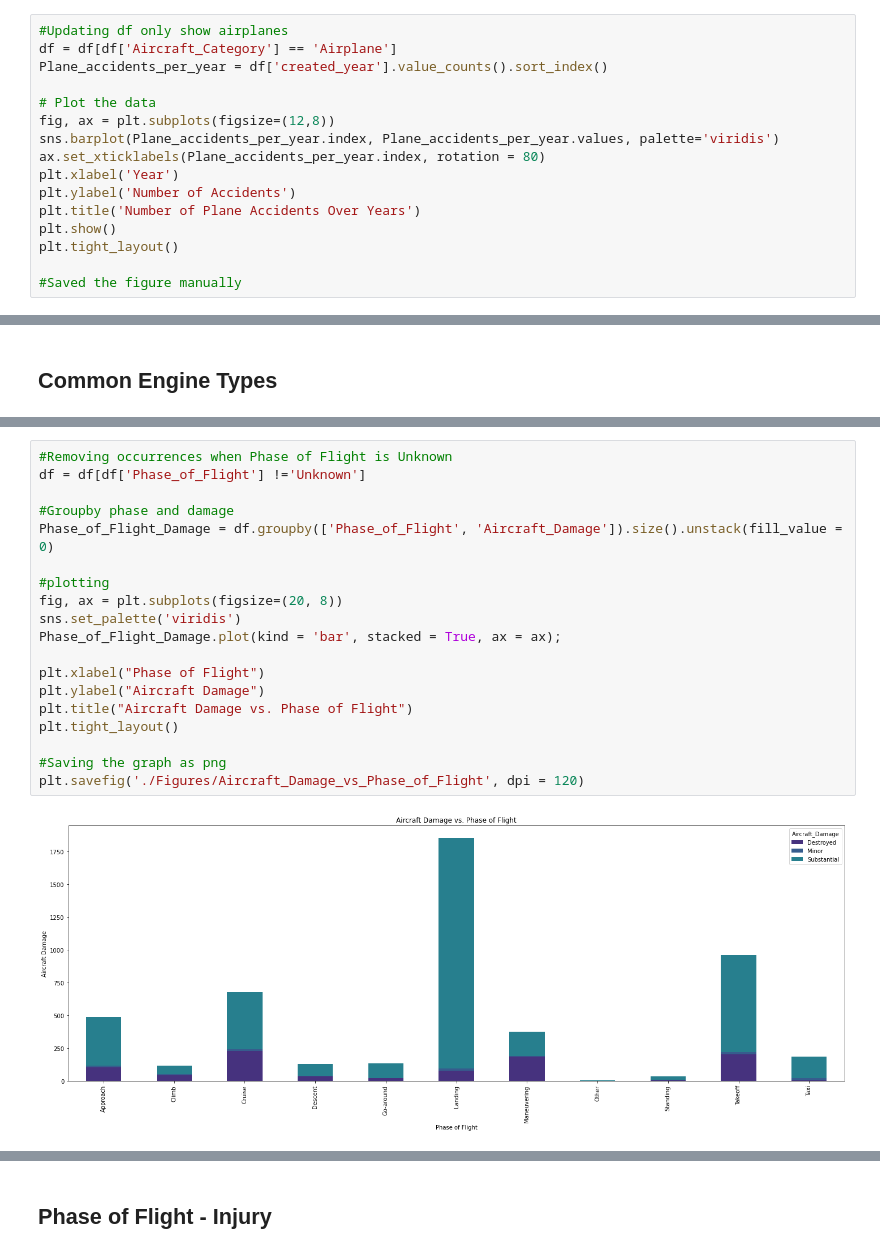
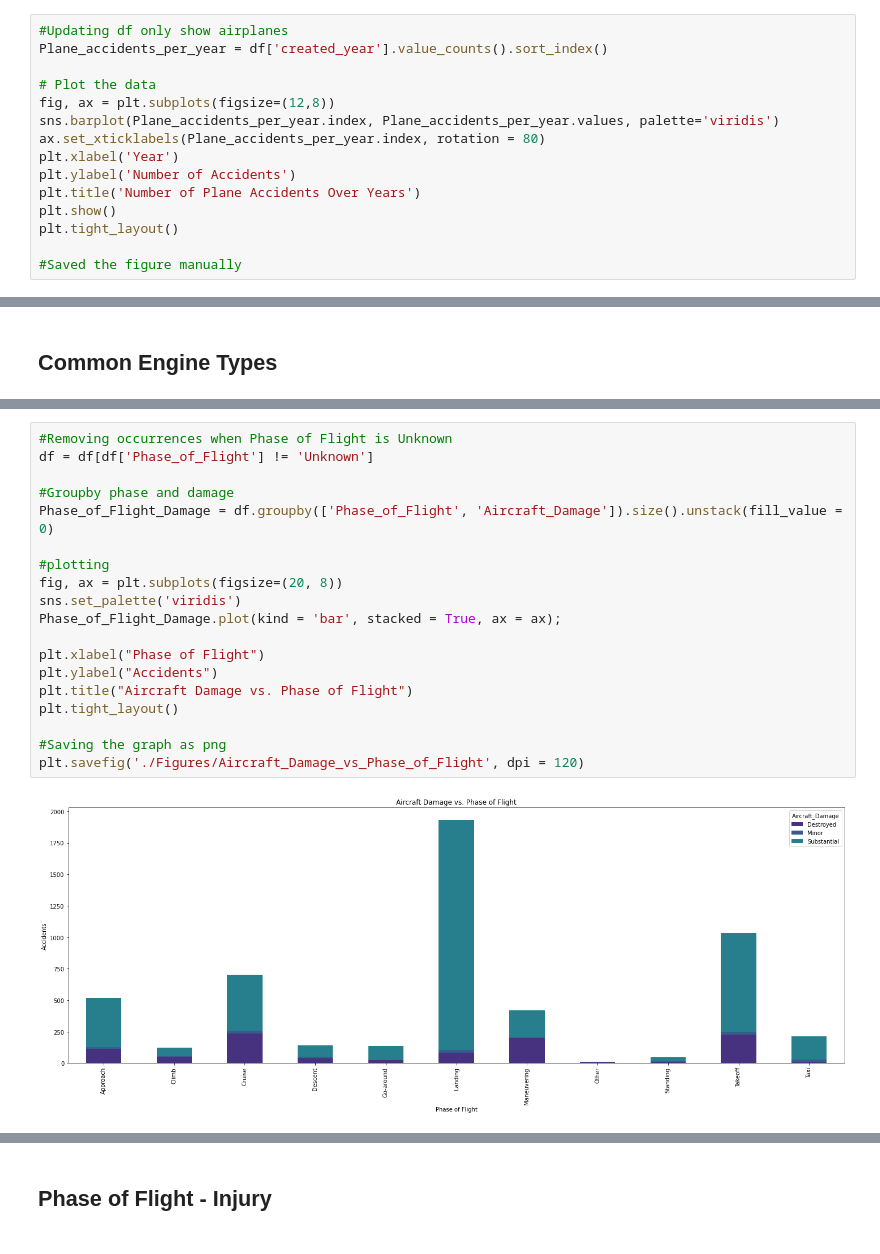
Before and after one commit to kaceyclougher/Phase-1-Project, a Jupyter notebook: Phase 1 Project Final.ipynb, the cells around one changed output, grey strips where cells are left out. Cells and saved outputs as stored; diff of their text form.

```diff
--- a/Phase 1 Project Final.ipynb
+++ b/Phase 1 Project Final.ipynb
@@ -291,7 +274,6 @@ plt.tight_layout()
 2. There is a noticable drop during 2020 (most likely to due to Covid-19)
 # %%
 #Updating df only show airplanes
-df = df[df['Aircraft_Category'] == 'Airplane']
 Plane_accidents_per_year = df['created_year'].value_counts().sort_index()
 
 # Plot the data
@@ -403,21 +406,21 @@ plt.savefig('./Figures/Injury_Severity_by_Engine_Type', dpi = 120)
 # %%
 #Removing occurrences when Phase of Flight is Unknown
-df = df[df['Phase_of_Flight'] !='Unknown']
+df = df[df['Phase_of_Flight'] != 'Unknown']
 
 #Groupby phase and damage
 Phase_of_Flight_Damage = df.groupby(['Phase_of_Flight', 'Aircraft_Damage']).size().unstack(fill_value = 0)
 
 #plotting
 fig, ax = plt.subplots(figsize=(20, 8))
 sns.set_palette('viridis')
 Phase_of_Flight_Damage.plot(kind = 'bar', stacked = True, ax = ax);
 
 plt.xlabel("Phase of Flight")
-plt.ylabel("Aircraft Damage")
+plt.ylabel("Accidents")
 plt.title("Aircraft Damage vs. Phase of Flight")
 plt.tight_layout()
 
 #Saving the graph as png
 plt.savefig('./Figures/Aircraft_Damage_vs_Phase_of_Flight', dpi = 120)
 # %% [output]
-[figure, old version]
+[figure, new version]
```
Also changed, not shown: parts of 48 cells of this notebook, 19 other files.
